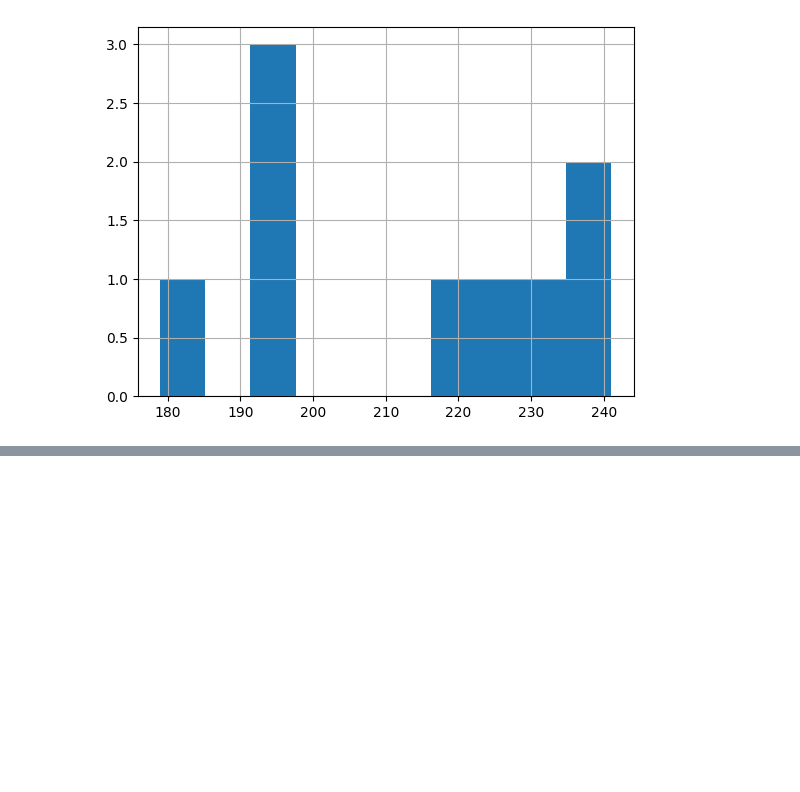
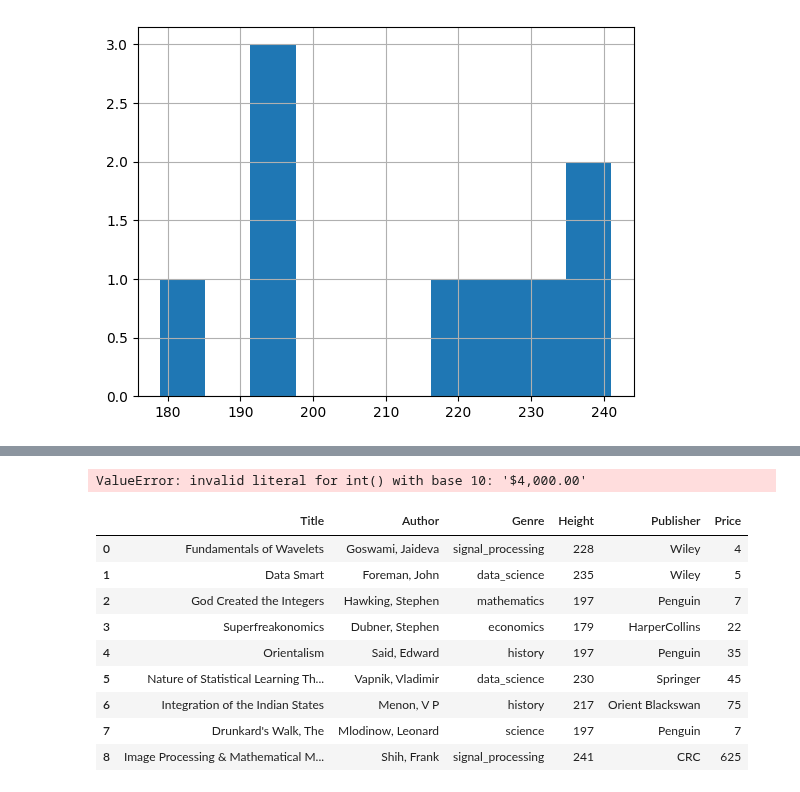
Before and after one commit to KhatiwadaPrajwal056/Data-Science-Libraries-, a Jupyter notebook: pandas.ipynb, the cells around one changed output, grey strips where cells are left out. Drawn from its saved outputs; the diff is of its cells as text; code cells hidden in the pictures; blank space fills up the shorter version.

```diff
--- a/pandas.ipynb
+++ b/pandas.ipynb
@@ -380,3 +380,6 @@ book_sales["Height"].hist() #Histogram
 # %% [output]
 <AxesSubplot: >
 [figure]
+# %%
+book_sales=pd.read_csv("books.csv")
+book_sales
@@ -383,4 +397,19 @@ book_sales["Height"].hist() #Histogram
 # %%
 #book_sales["Price"].plot() # this wont plot to the graph cause the dtype of price is object. so we need to convert it into numeric type
 #Converting dtype of price:
-book_sales["Price"] = book_sales["Price"].str.replace('[\$\,\.]', '').astype(int)
+book_sales["Price"] = book_sales["Price"].str.replace('\.00]', '' ).astype(int)
+# %% [output]
+ValueError: invalid literal for int() with base 10: '$4,000.00'
+# %%
+book_sales
+# %% [output]
+|  | Title | Author | Genre | Height | Publisher | Price |
+| 0 | Fundamentals of Wavelets | Goswami, Jaideva | signal_processing | 228 | Wiley | 4 |
+| 1 | Data Smart | Foreman, John | data_science | 235 | Wiley | 5 |
+| 2 | God Created the Integers | Hawking, Stephen | mathematics | 197 | Penguin | 7 |
+| 3 | Superfreakonomics | Dubner, Stephen | economics | 179 | HarperCollins | 22 |
+| 4 | Orientalism | Said, Edward | history | 197 | Penguin | 35 |
+| 5 | Nature of Statistical Learning Th... | Vapnik, Vladimir | data_science | 230 | Springer | 45 |
+| 6 | Integration of the Indian States | Menon, V P | history | 217 | Orient Blackswan | 75 |
+| 7 | Drunkard's Walk, The | Mlodinow, Leonard | science | 197 | Penguin | 7 |
+| 8 | Image Processing & Mathematical M... | Shih, Frank | signal_processing | 241 | CRC | 625 |
```
Also changed, not shown: parts of 3 cells of this notebook.
